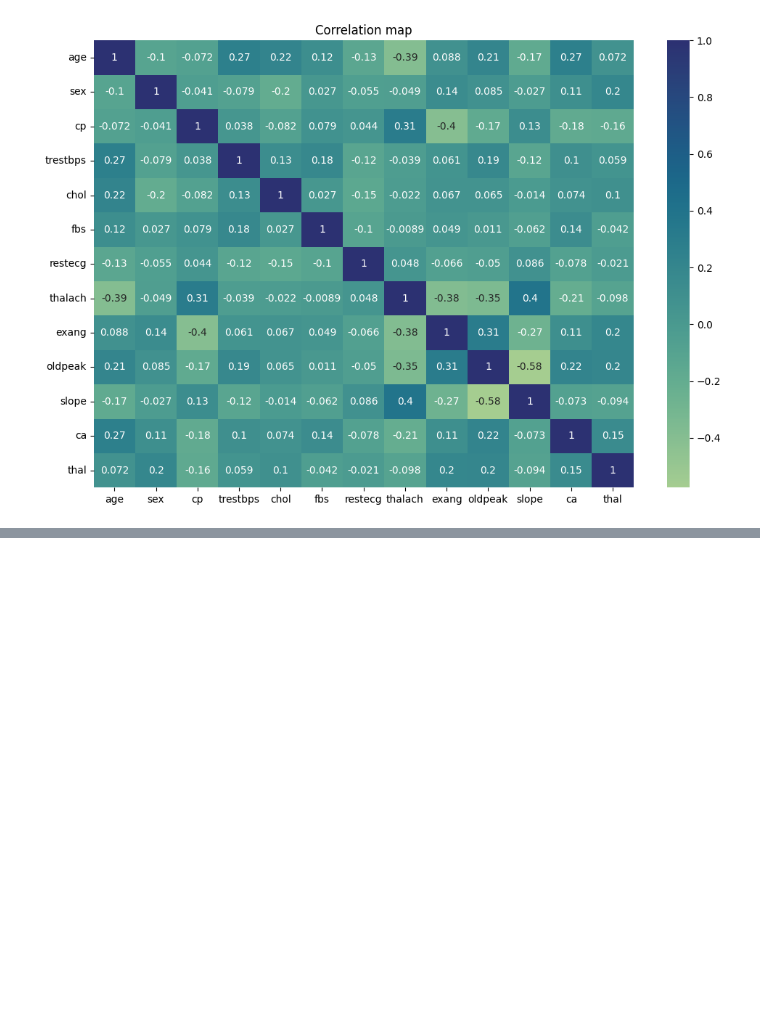
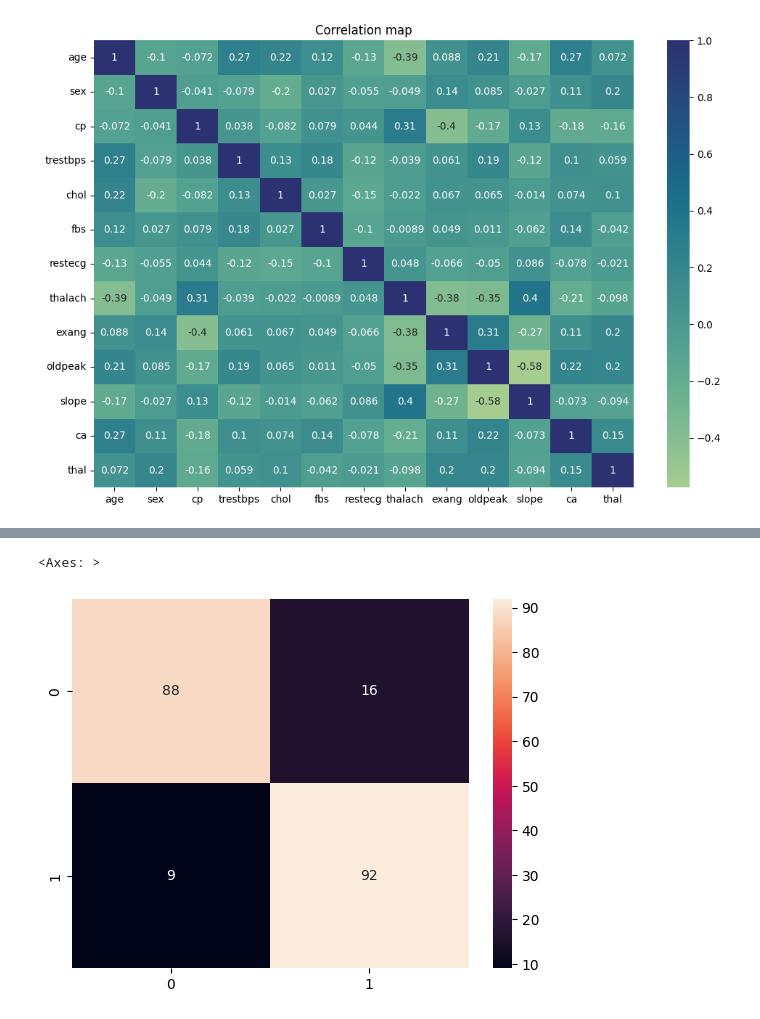
Before and after one commit to KamilShape/heart_disease_classification, a Jupyter notebook: heart_disease_classification.ipynb, the cells around one changed output, grey strips where cells are left out. Saved outputs shown, nothing was run; the diff lists cells and outputs as text; code cells hidden in the pictures; blank space fills up the shorter version.

Commit message:
add logistic regression model

```diff
--- a/heart_disease_classification.ipynb
+++ b/heart_disease_classification.ipynb
@@ -149,0 +177,5 @@ sns.heatmap(heart.iloc[:,:-2].corr(), annot=True, cmap="crest").set(title='Corre
+# %%
+#y set
+y = heart['target']
+# %%
+X_train, X_test, y_train, y_test = train_test_split(X, y, test_size=0.2, random_state=123)
@@ -149,0 +192,4 @@ sns.heatmap(heart.iloc[:,:-2].corr(), annot=True, cmap="crest").set(title='Corre
+# %%
+#logistic regression model
+log_model = LogisticRegression()
+log_model.fit(X_train, y_train)
@@ -149,0 +205,11 @@ sns.heatmap(heart.iloc[:,:-2].corr(), annot=True, cmap="crest").set(title='Corre
+# %%
+y_pred = log_model.predict(X_test)
+# %%
+#confusion matrix
+cm = confusion_matrix(y_test, y_pred)
+#heat map
+plt.style.use('default')
+sns.heatmap(cm, annot=True, fmt='d')
+# %% [output]
+<Axes: >
+[figure, added]
```
Also changed, not shown: parts of 10 cells of this notebook.
